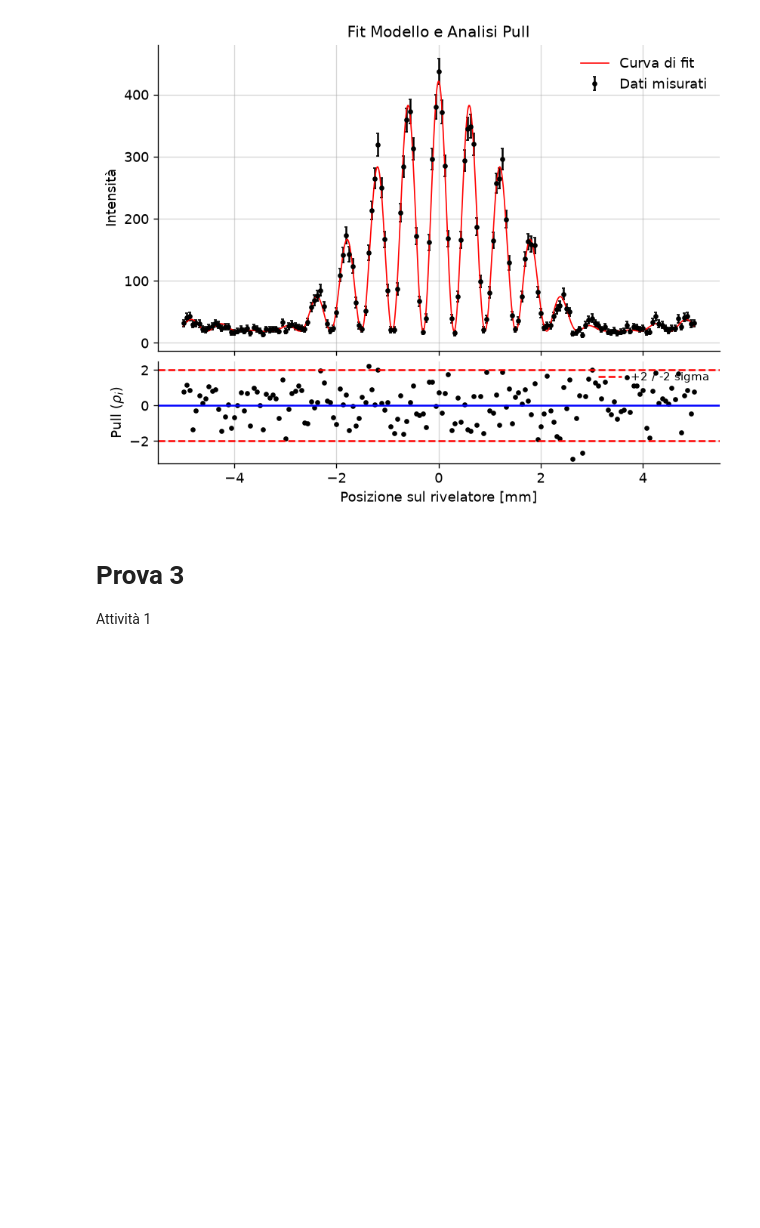
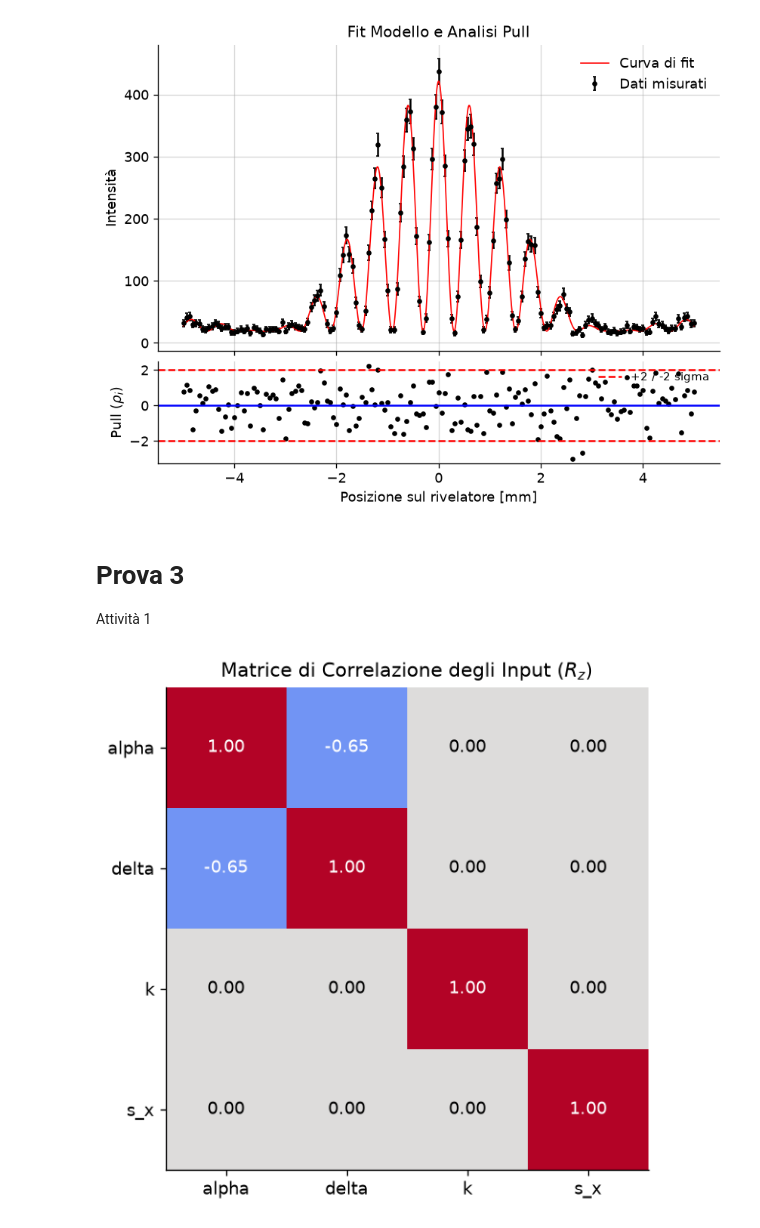
Before and after one commit to LeonardoZara/LabEMO-Romani-Mercanti-Zara, a Jupyter notebook: analisidati.ipynb, the cells around one changed output. Cells and saved outputs as stored; diff of their text form; code cells hidden in the pictures; blank space fills up the shorter version.

```diff
--- a/analisidati.ipynb
+++ b/analisidati.ipynb
@@ -319,19 +319,43 @@ Attività 1
 # %%
 alpha= 0.910
 u_alpha= 0.018
 delta=5.18
 u_delta= 0.045
 rho = -0.65
 k = 10.00
 u_k= 0.15
 s_x=1.0
 u_sx= 0.01
 
 z = np.array([alpha, delta, k, s_x])
-
+incertezze_z = np.array([u_alpha, u_delta, u_k, u_sx])
+nomi_z = ["alpha", "delta", "k", "s_x"]
 C_z = np.array([
     [u_alpha**2, rho*u_alpha*u_delta, 0.0, 0.0],
     [rho*u_alpha*u_delta, u_delta**2, 0.0, 0.0],
     [0.0, 0.0, u_k**2, 0.0],
     [0.0, 0.0, 0.0, u_sx**2]
 ])#gli zeri sono in corrispondenza di variabili indipendenti tra loro
+
+is_sym = np.allclose(C_z, C_z.T)
+is_pos_diag = np.all(np.diag(C_z) > 0)
+autovalori = np.linalg.eigvalsh(C_z)
+
+R_z = C_z / np.outer(incertezze_z, incertezze_z)
+
+fig, ax = plt.subplots(figsize=(6, 5))
+im = ax.imshow(R_z, cmap="coolwarm", vmin=-1, vmax=1)
+ax.set_xticks(np.arange(len(nomi_z)), labels=nomi_z)
+ax.set_yticks(np.arange(len(nomi_z)), labels=nomi_z)
+ax.set_title("Matrice di Correlazione degli Input ($R_z$)")
+
+# Annotazione numerica nelle singole celle
+for i in range(len(nomi_z)):
+    for j in range(len(nomi_z)):
+        colore_testo = "white" if abs(R_z[i, j]) > 0.6 else "black"
+        ax.text(j, i, f"{R_z[i, j]:.2f}", ha="center", va="center", color=colore_testo)
+
+plt.tight_layout()
+plt.show()
+# %% [output]
+[figure, added]
```
Also changed, not shown: parts of 1 cell of this notebook.
